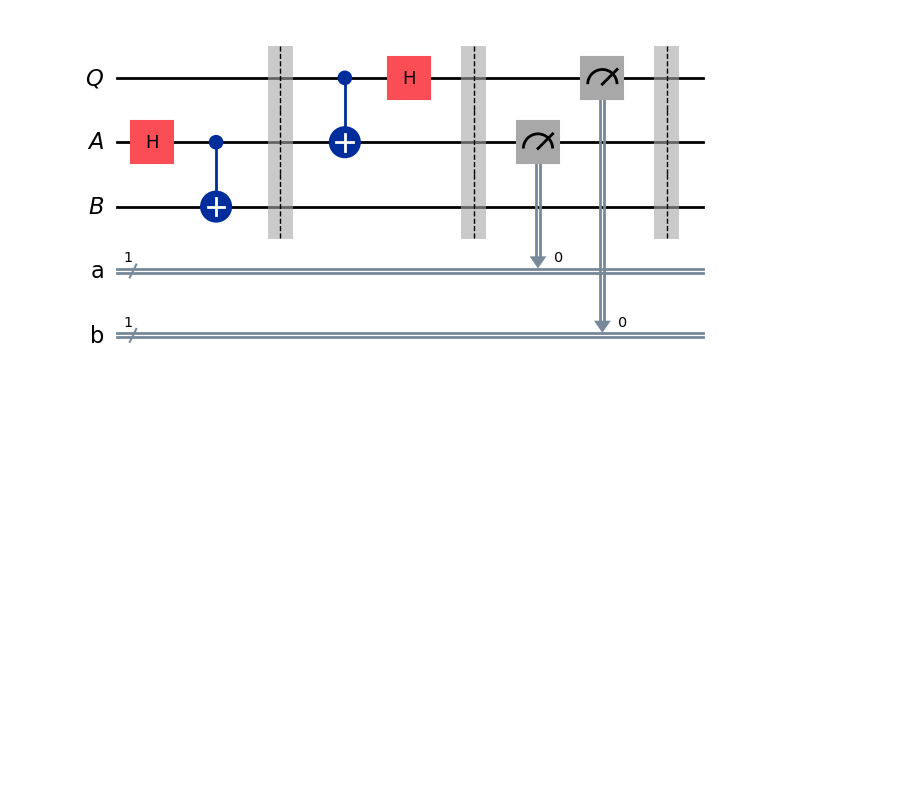
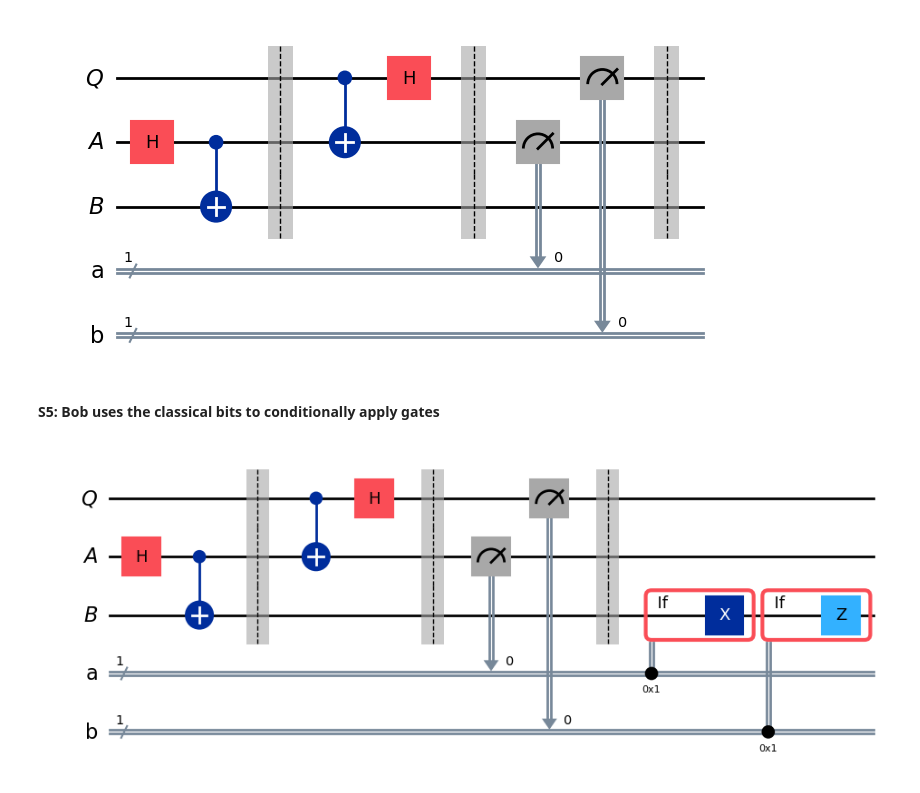
Before and after one commit to JayZeus999/IBM-Quantum-Learning, a Jupyter notebook: QM-Courses/quantum-teleportation.ipynb, the cells around one changed output. Drawn from its saved outputs; the diff is of its cells as text; code cells hidden in the pictures; blank space fills up the shorter version.

Commit message:
Bob uses the classical bits to conditionally apply gates

```diff
--- a/QM-Courses/quantum-teleportation.ipynb
+++ b/QM-Courses/quantum-teleportation.ipynb
@@ -58,3 +58,15 @@ protocol.barrier()
 protocol.draw(output="mpl")
 # %% [output]
 [figure]
+# %% [markdown]
+**S5: Bob uses the classical bits to conditionally apply gates**
+# %%
+with protocol.if_test((a, 1)):
+    protocol.x(ebit1)
+
+with protocol.if_test((b, 1)):
+    protocol.z(ebit1)
+
+display(protocol.draw(output="mpl"))
+# %% [output]
+[figure, added]
```
